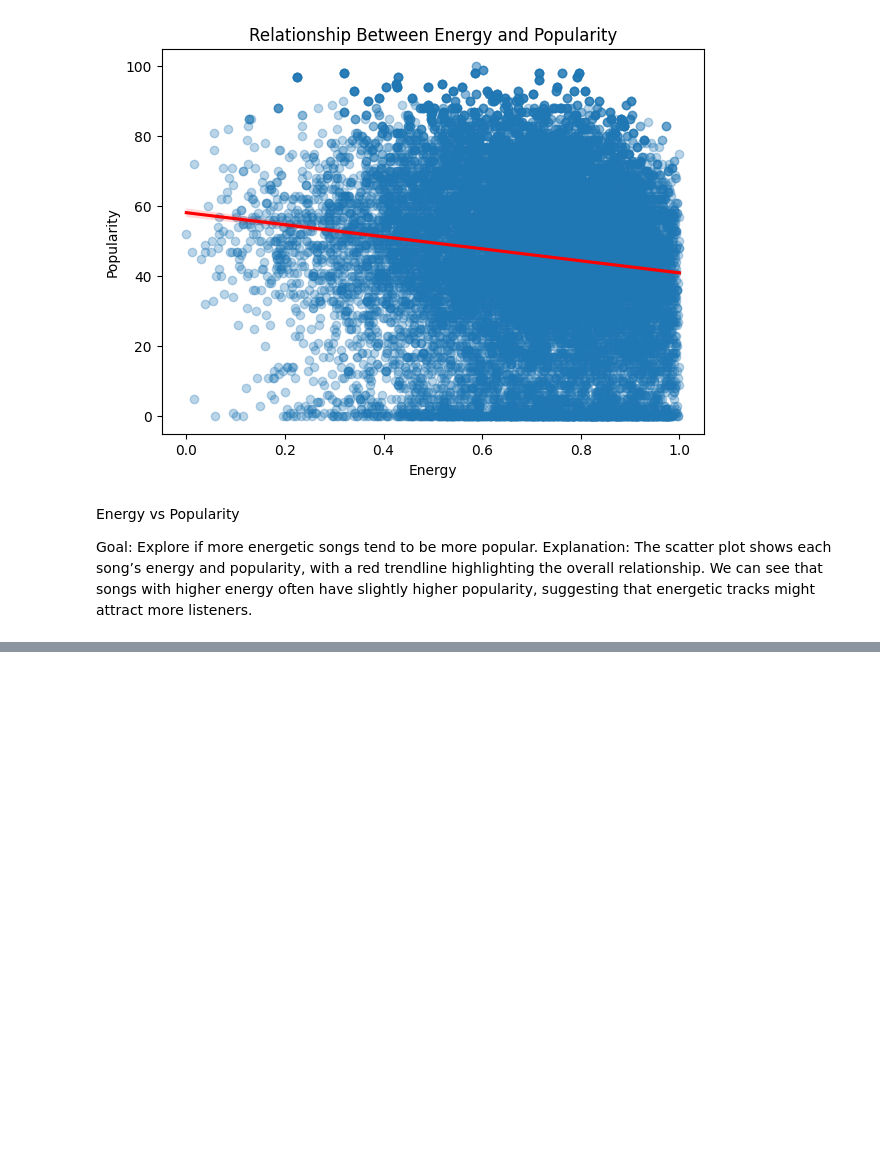
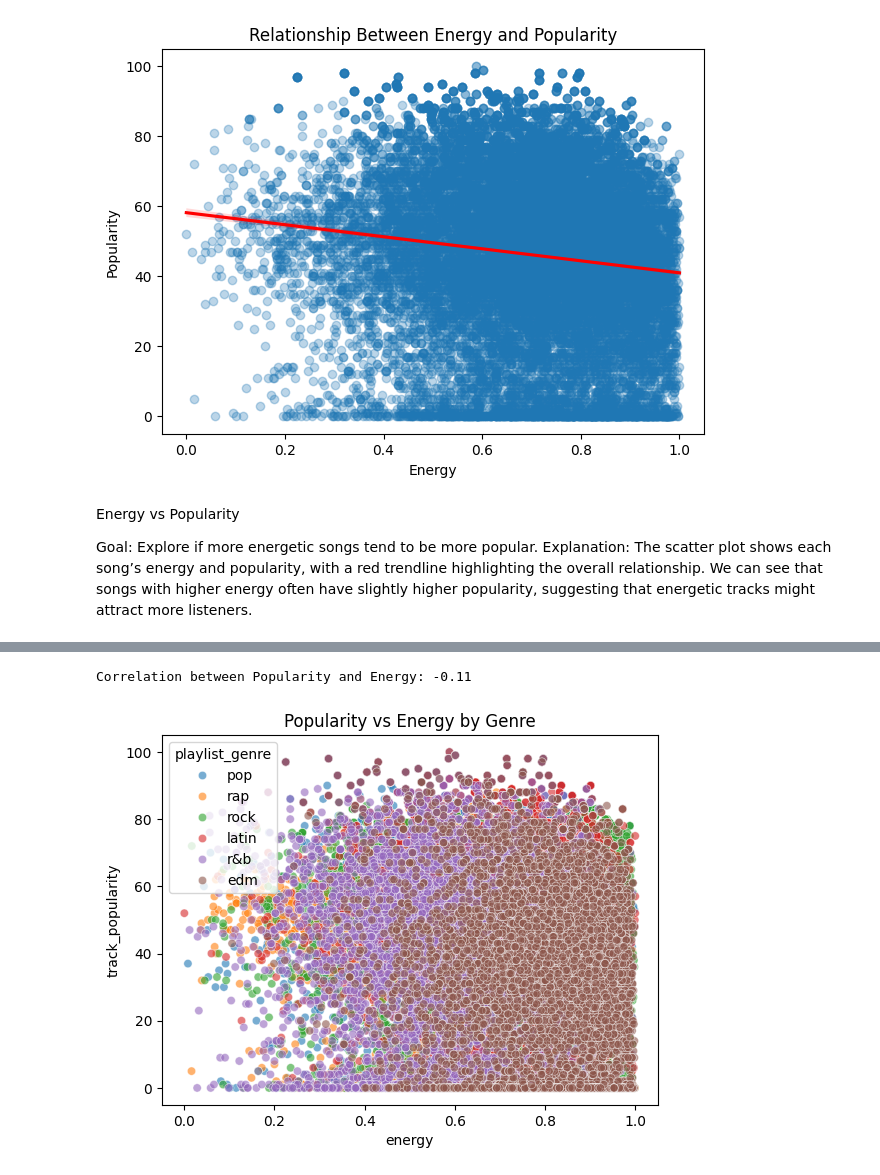
Before and after one commit to brobers0339/Spotify_Final_Project_H501, a Jupyter notebook: Spotify_Project_Calculations_Practice.ipynb, the cells around one changed output, grey strips where cells are left out. Cells and saved outputs as stored; diff of their text form; code cells hidden in the pictures; blank space fills up the shorter version.

```diff
--- a/Spotify_Project_Calculations_Practice.ipynb
+++ b/Spotify_Project_Calculations_Practice.ipynb
@@ -280,0 +294,12 @@ Explanation: The scatter plot shows each song’s energy and popularity, with a
+# %%
+# Calculate correlation
+corr_value = df['track_popularity'].corr(df['energy'])
+print(f"Correlation between Popularity and Energy: {corr_value:.2f}")
+
+fig, ax = plt.subplots()
+sns.scatterplot(data=df, x='energy', y='track_popularity', hue='playlist_genre', alpha=0.6)
+plt.title('Popularity vs Energy by Genre')
+plt.show()
+# %% [output]
+Correlation between Popularity and Energy: -0.11
+[figure, added]
```
Also changed, not shown: parts of 13 cells of this notebook.
